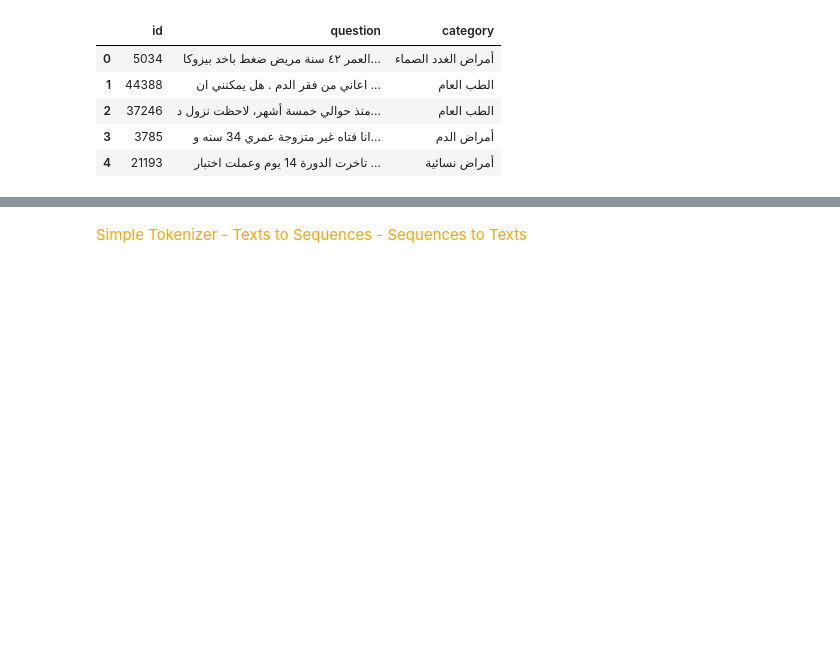
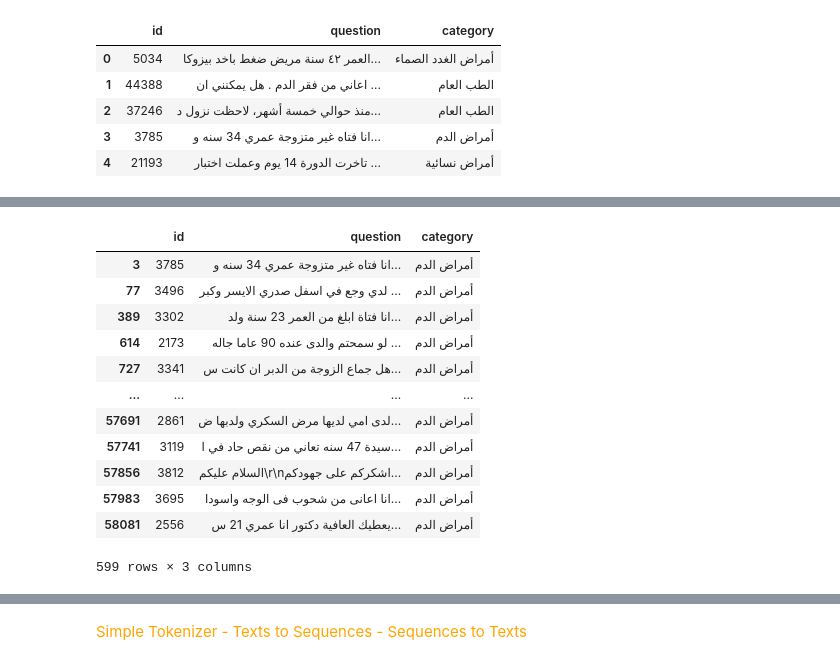
Before and after one commit to MuNoRam/NLP-HomeWork1, a Jupyter notebook: HW-1/Code PlayGround.ipynb, the cells around one changed output, grey strips where cells are left out. Drawn from its saved outputs; the diff is of its cells as text; code cells hidden in the pictures; blank space fills up the shorter version.

```diff
--- a/HW-1/Code PlayGround.ipynb
+++ b/HW-1/Code PlayGround.ipynb
@@ -137,0 +188,16 @@ train_df.head(5)
+# %%
+train_df[train_df['category'] == 'أمراض الدم']
+# %% [output]
+|  | id | question | category |
+| 3 | 3785 | انا فتاه غير متزوجة عمري 34 سنه و... | أمراض الدم |
+| 77 | 3496 | لدي وجع في اسفل صدري الايسر وكبر ... | أمراض الدم |
+| 389 | 3302 | انا فتاة ابلغ من العمر 23 سنة ولد... | أمراض الدم |
+| 614 | 2173 | لو سمحتم والدى عنده 90 عاما جاله ... | أمراض الدم |
+| 727 | 3341 | هل جماع الزوجة من الدبر ان كانت س... | أمراض الدم |
+| ... | ... | ... | ... |
+| 57691 | 2861 | لدى امي لديها مرض السكري ولدبها ض... | أمراض الدم |
+| 57741 | 3119 | سيدة 47 سنه تعاني من نقص حاد في ا... | أمراض الدم |
+| 57856 | 3812 | السلام عليكم\r\nاشكركم على جهودكم... | أمراض الدم |
+| 57983 | 3695 | انا اعانى من شحوب فى الوجه واسودا... | أمراض الدم |
+| 58081 | 2556 | يعطيك العافية دكتور انا عمري 21 س... | أمراض الدم |
+599 rows × 3 columns
```
Also changed, not shown: parts of 33 cells of this notebook.
